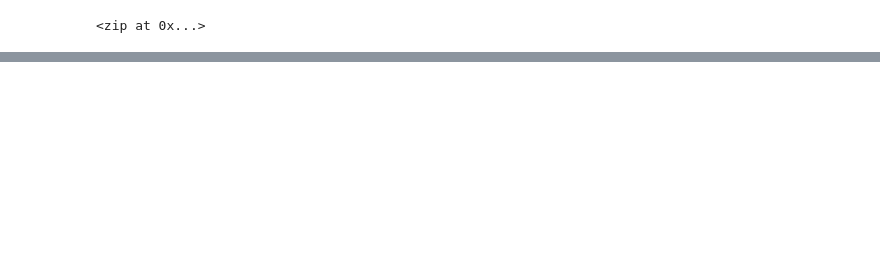
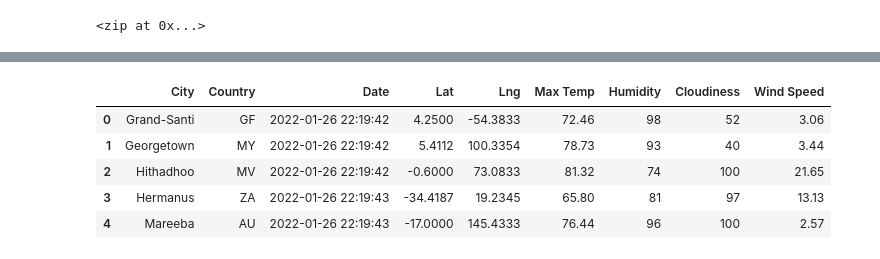
Before and after one commit to mnondorf/World_Weather_Analysis, a Jupyter notebook: WeatherPy.ipynb, the cells around one changed output, grey strips where cells are left out. Saved outputs shown, nothing was run; the diff lists cells and outputs as text; code cells hidden in the pictures; blank space fills up the shorter version.

```diff
--- a/WeatherPy.ipynb
+++ b/WeatherPy.ipynb
@@ -33,0 +147,11 @@ TypeError: unsupported operand type(s) for -: 'float' and 'tuple'
+# %%
+new_column_order = ["City", "Country", "Date", "Lat", "Lng", "Max Temp", "Humidity", "Cloudiness", "Wind Speed"]
+city_data_new_df = city_data_df[new_column_order]
+city_data_new_df.head()
+# %% [output]
+|  | City | Country | Date | Lat | Lng | Max Temp | Humidity | Cloudiness | Wind Speed |
+| 0 | Grand-Santi | GF | 2022-01-26 22:19:42 | 4.2500 | -54.3833 | 72.46 | 98 | 52 | 3.06 |
+| 1 | Georgetown | MY | 2022-01-26 22:19:42 | 5.4112 | 100.3354 | 78.73 | 93 | 40 | 3.44 |
+| 2 | Hithadhoo | MV | 2022-01-26 22:19:42 | -0.6000 | 73.0833 | 81.32 | 74 | 100 | 21.65 |
+| 3 | Hermanus | ZA | 2022-01-26 22:19:43 | -34.4187 | 19.2345 | 65.80 | 81 | 97 | 13.13 |
+| 4 | Mareeba | AU | 2022-01-26 22:19:43 | -17.0000 | 145.4333 | 76.44 | 96 | 100 | 2.57 |
```
Also changed, not shown: parts of 9 cells of this notebook, 4 other files.
